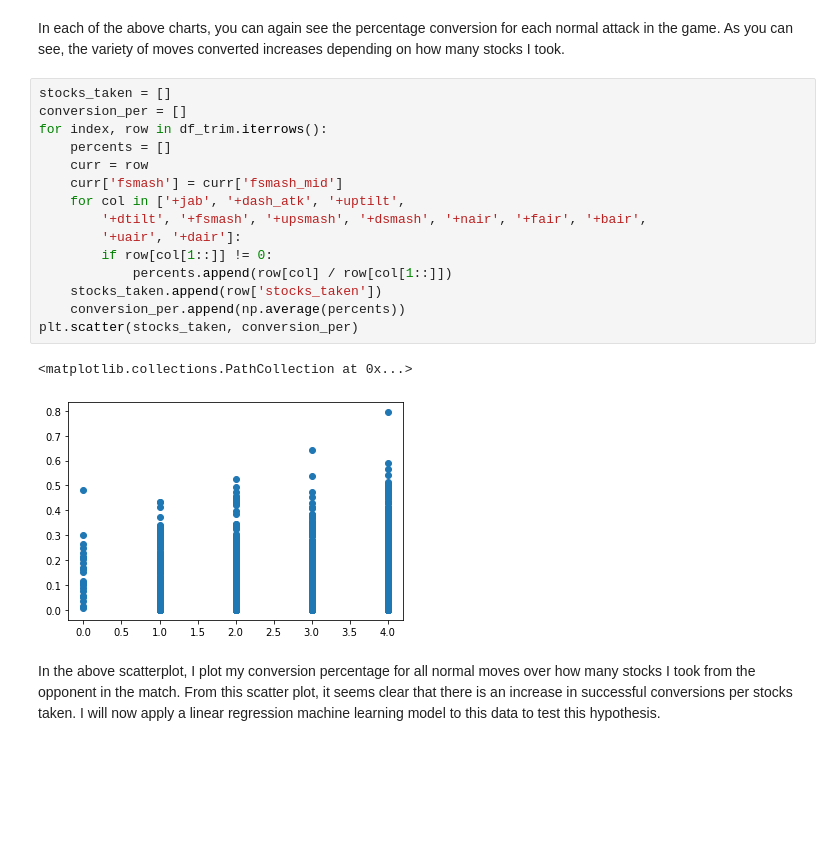
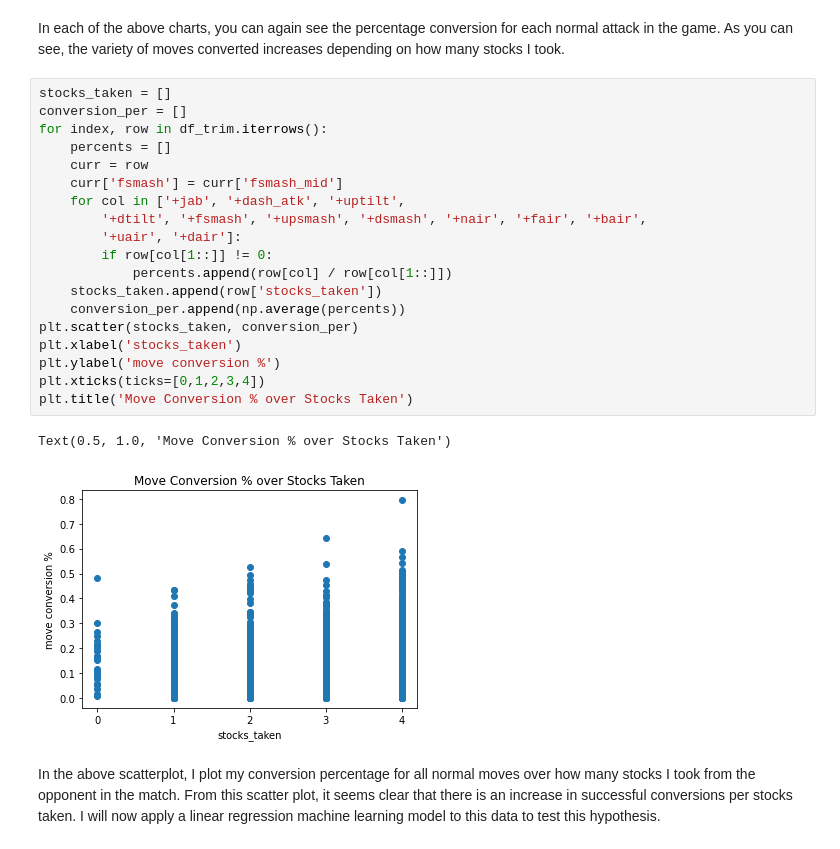
Before and after one commit to seannie2/seannie2.github.io, a Jupyter notebook: final.ipynb, the cells around one changed output. Drawn from its saved outputs; the diff is of its cells as text; blank space fills up the shorter version.

Commit message:
titles

```diff
--- a/final.ipynb
+++ b/final.ipynb
@@ -289,21 +289,25 @@ In each of the above charts, you can again see the percentage conversion for eac
 # %%
 stocks_taken = []
 conversion_per = []
 for index, row in df_trim.iterrows():
     percents = []
     curr = row
     curr['fsmash'] = curr['fsmash_mid']
     for col in ['+jab', '+dash_atk', '+uptilt',
         '+dtilt', '+fsmash', '+upsmash', '+dsmash', '+nair', '+fair', '+bair',
         '+uair', '+dair']:
         if row[col[1::]] != 0:
             percents.append(row[col] / row[col[1::]])
     stocks_taken.append(row['stocks_taken'])
     conversion_per.append(np.average(percents))
 plt.scatter(stocks_taken, conversion_per)
+plt.xlabel('stocks_taken')
+plt.ylabel('move conversion %')
+plt.xticks(ticks=[0,1,2,3,4])
+plt.title('Move Conversion % over Stocks Taken')
 # %% [output]
-<matplotlib.collections.PathCollection at 0x...>
+Text(0.5, 1.0, 'Move Conversion % over Stocks Taken')
-[figure, old version]
+[figure, new version]
 # %% [markdown]
 In the above scatterplot, I plot my conversion percentage for all normal moves over how many stocks I took from the opponent in the match. From this scatter plot, it seems clear that there is an increase in successful conversions per stocks taken. I will now apply a linear regression machine learning model to this data to test this hypothesis.
 # %%
```
Also changed, not shown: parts of 7 cells of this notebook, 1 other file.
